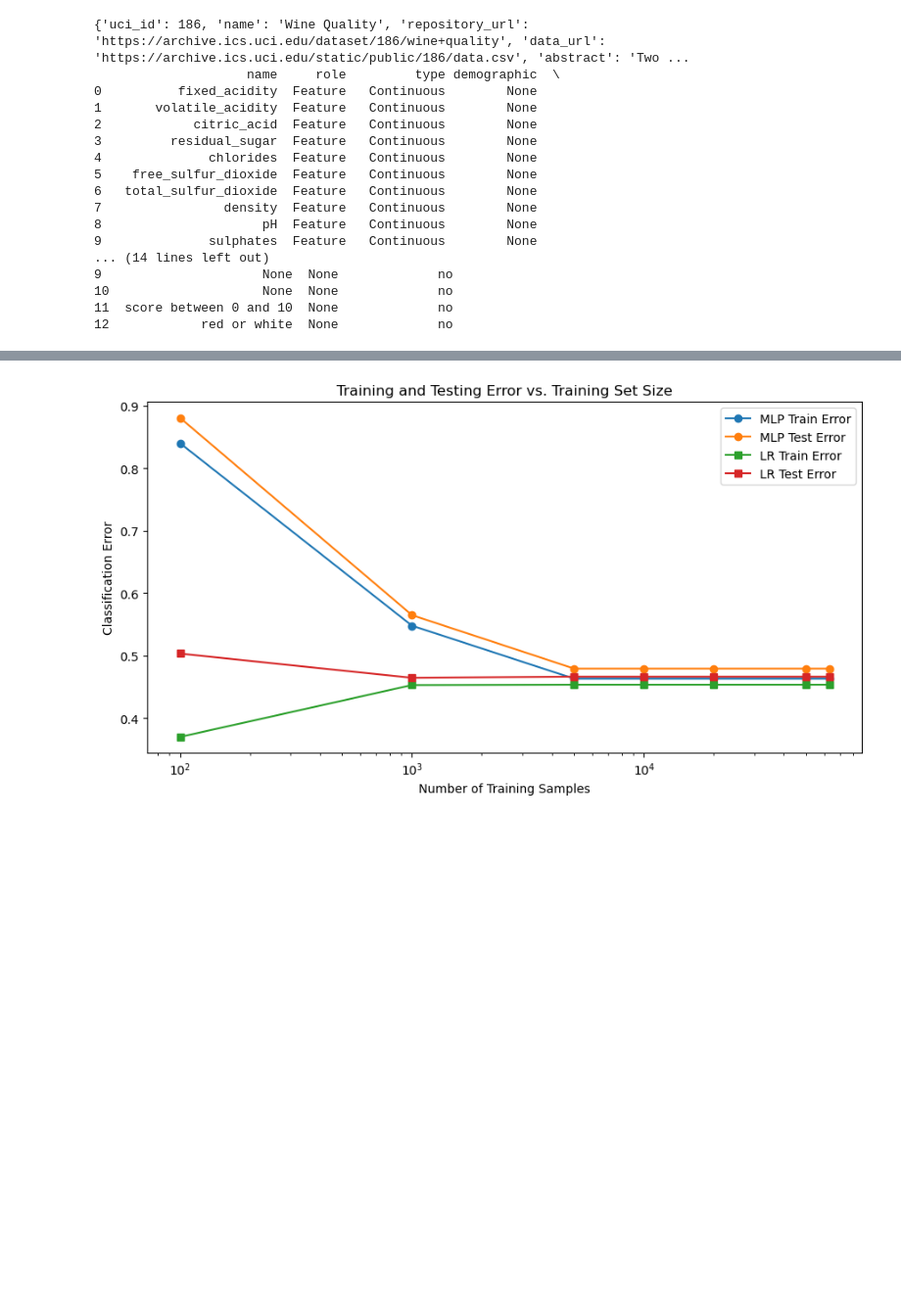
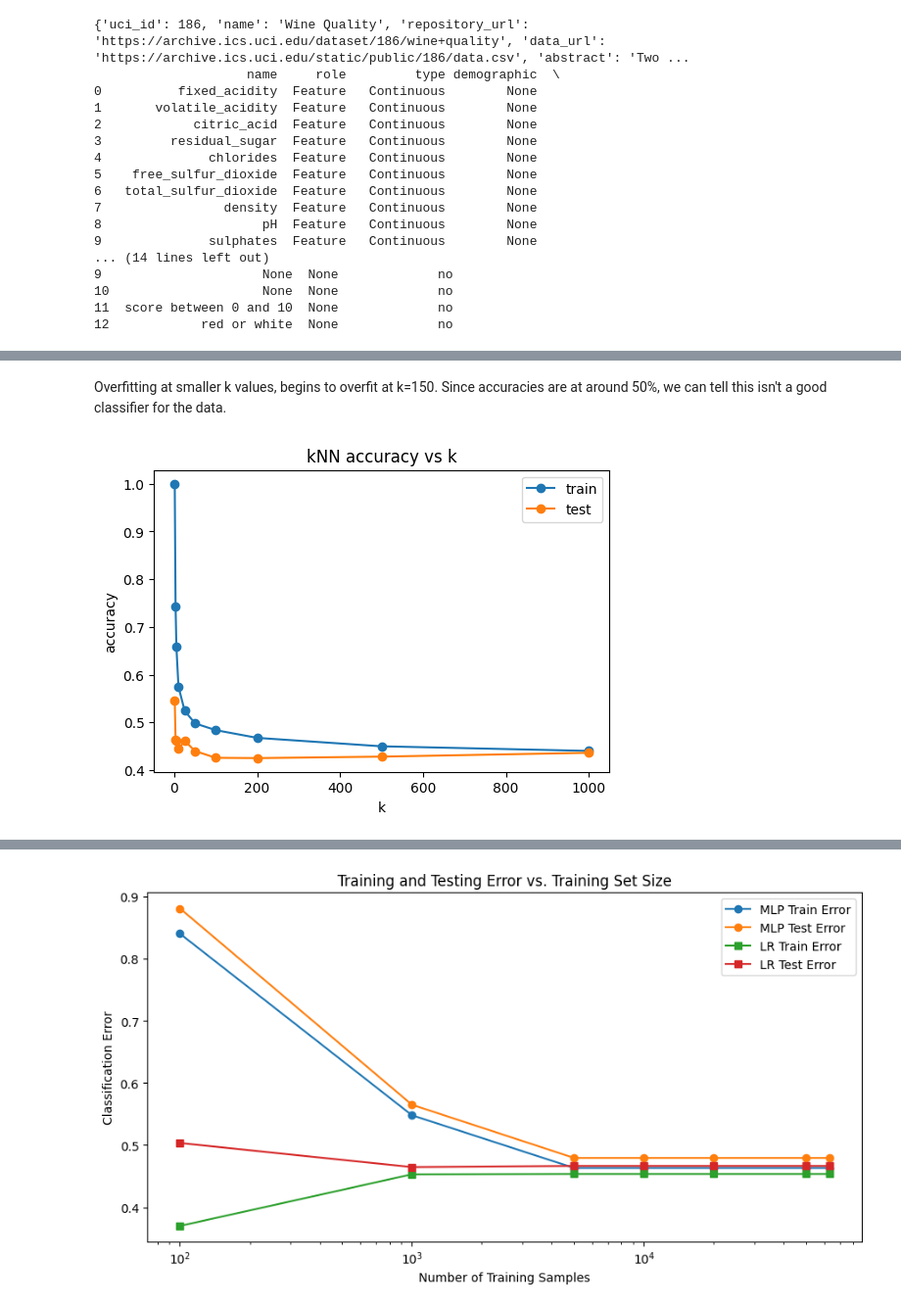
Before and after one commit to mxxntiny/ML_winter26, a Jupyter notebook: ML_project.ipynb, the cells around one changed output, grey strips where cells are left out. Shown at 98% size. Saved outputs shown, nothing was run; the diff lists cells and outputs as text; code cells hidden in the pictures; blank space fills up the shorter version.

```diff
--- a/ML_project.ipynb
+++ b/ML_project.ipynb
@@ -113,0 +107,25 @@ plt.show()
+# %% [markdown]
+Overfitting at smaller k values, begins to overfit at k=150.
+Since accuracies are at around 50%, we can tell this isn't a good classifier for the data.
+# %%
+
+k_vals = [1, 3, 5, 10, 25, 50, 100, 200, 500, 1000]
+train_acc = []
+test_acc = []
+
+for k in k_vals:
+    knn = KNeighborsClassifier(n_neighbors=k)
+    knn.fit(X_tr, y_tr)   # preferably scaled full features
+    train_acc.append(knn.score(X_tr, y_tr))
+    test_acc.append(knn.score(X_te, y_te))
+
+plt.figure(figsize=(6,4))
+plt.plot(k_vals, train_acc, marker='o', label='train')
+plt.plot(k_vals, test_acc, marker='o', label='test')
+plt.xlabel('k')
+plt.ylabel('accuracy')
+plt.title('kNN accuracy vs k')
+plt.legend()
+plt.show()
+# %% [output]
+[figure, added]
```
Also changed, not shown: parts of 7 cells of this notebook.
